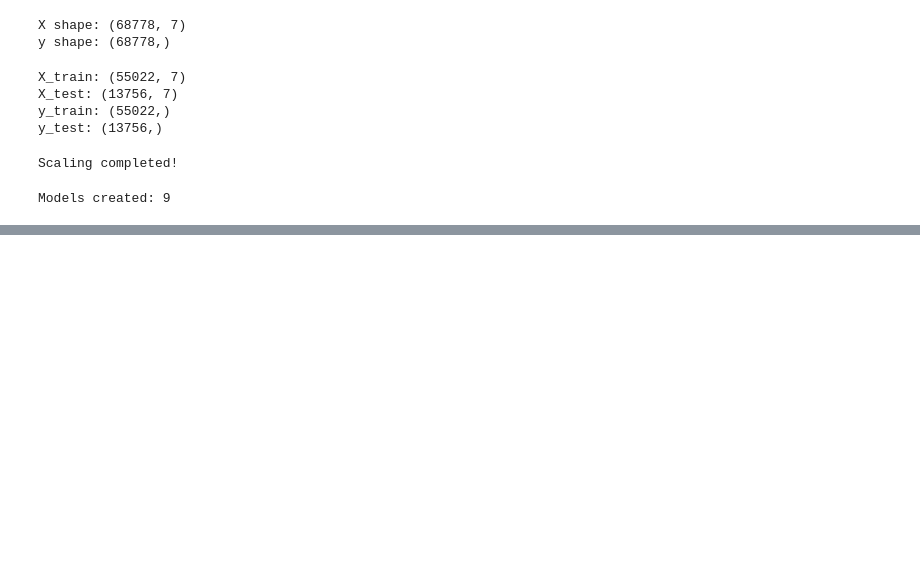
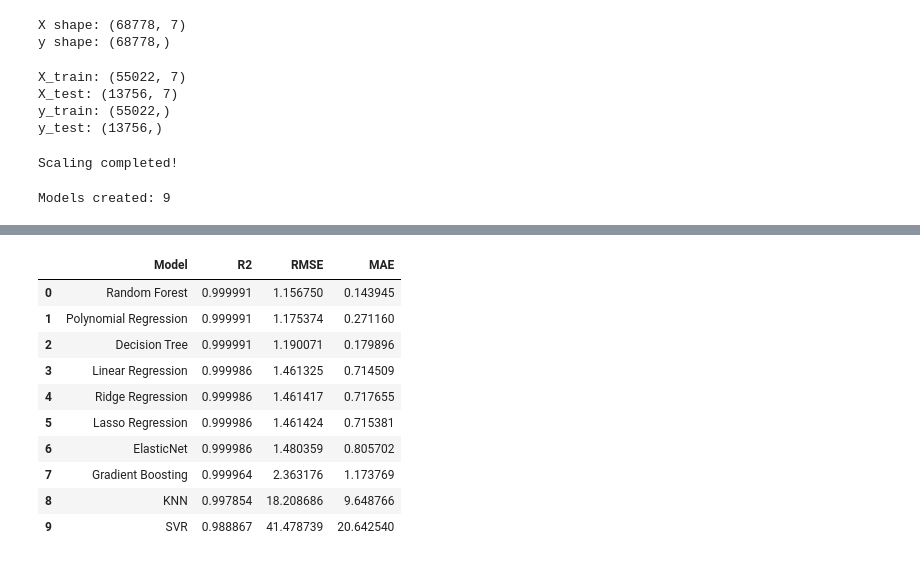
Before and after one commit to Meghana-PV/ml_caseStudy, a Jupyter notebook: notebooks/regression.ipynb, the cells around one changed output, grey strips where cells are left out. Drawn from its saved outputs; the diff is of its cells as text; code cells hidden in the pictures; blank space fills up the shorter version.

Commit message:
Updated regression notebook

```diff
--- a/notebooks/regression.ipynb
+++ b/notebooks/regression.ipynb
@@ -382,0 +397,24 @@ NameError: name 'PolynomialFeatures' is not defined
+# %%
+results.append({
+    "Model": "Polynomial Regression",
+    "R2": poly_r2,
+    "RMSE": poly_rmse,
+    "MAE": poly_mae
+})
+
+results_df = pd.DataFrame(results)
+results_df = results_df.sort_values("R2", ascending=False).reset_index(drop=True)
+
+results_df
+# %% [output]
+|  | Model | R2 | RMSE | MAE |
+| 0 | Random Forest | 0.999991 | 1.156750 | 0.143945 |
+| 1 | Polynomial Regression | 0.999991 | 1.175374 | 0.271160 |
+| 2 | Decision Tree | 0.999991 | 1.190071 | 0.179896 |
+| 3 | Linear Regression | 0.999986 | 1.461325 | 0.714509 |
+| 4 | Ridge Regression | 0.999986 | 1.461417 | 0.717655 |
+| 5 | Lasso Regression | 0.999986 | 1.461424 | 0.715381 |
+| 6 | ElasticNet | 0.999986 | 1.480359 | 0.805702 |
+| 7 | Gradient Boosting | 0.999964 | 2.363176 | 1.173769 |
+| 8 | KNN | 0.997854 | 18.208686 | 9.648766 |
+| 9 | SVR | 0.988867 | 41.478739 | 20.642540 |
```
Also changed, not shown: parts of 13 cells of this notebook.
